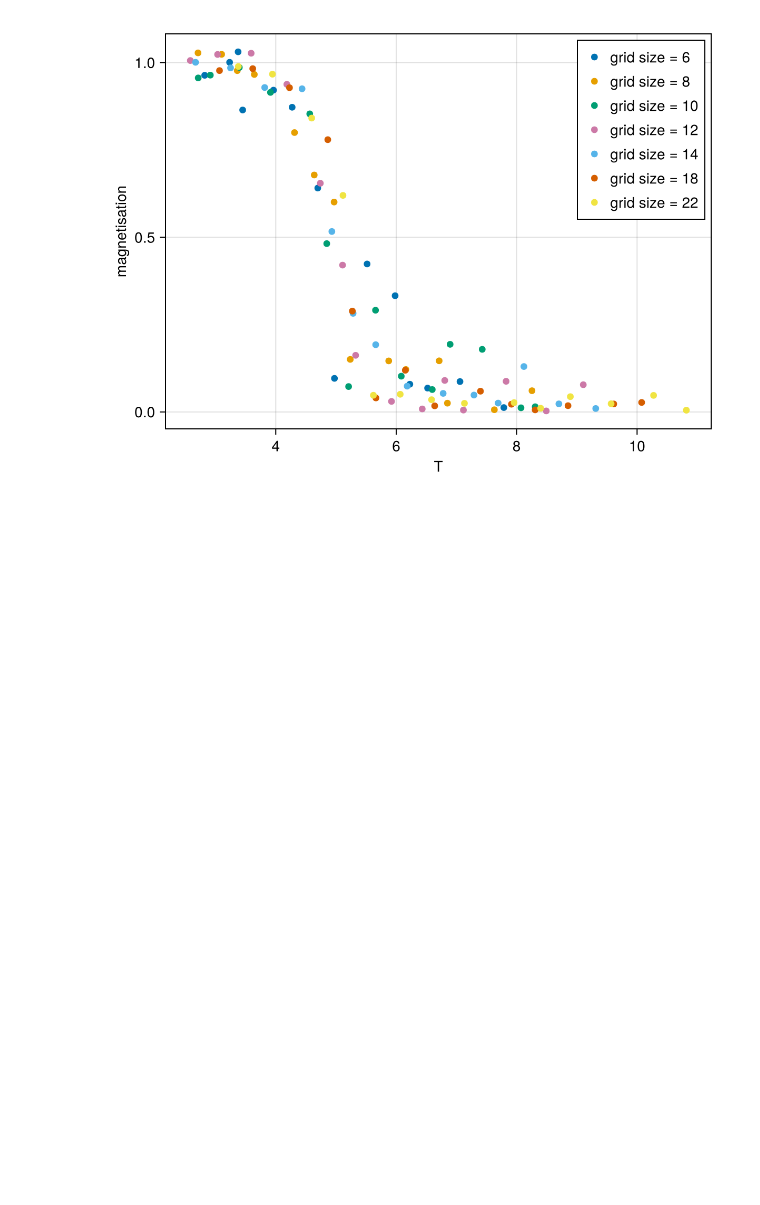
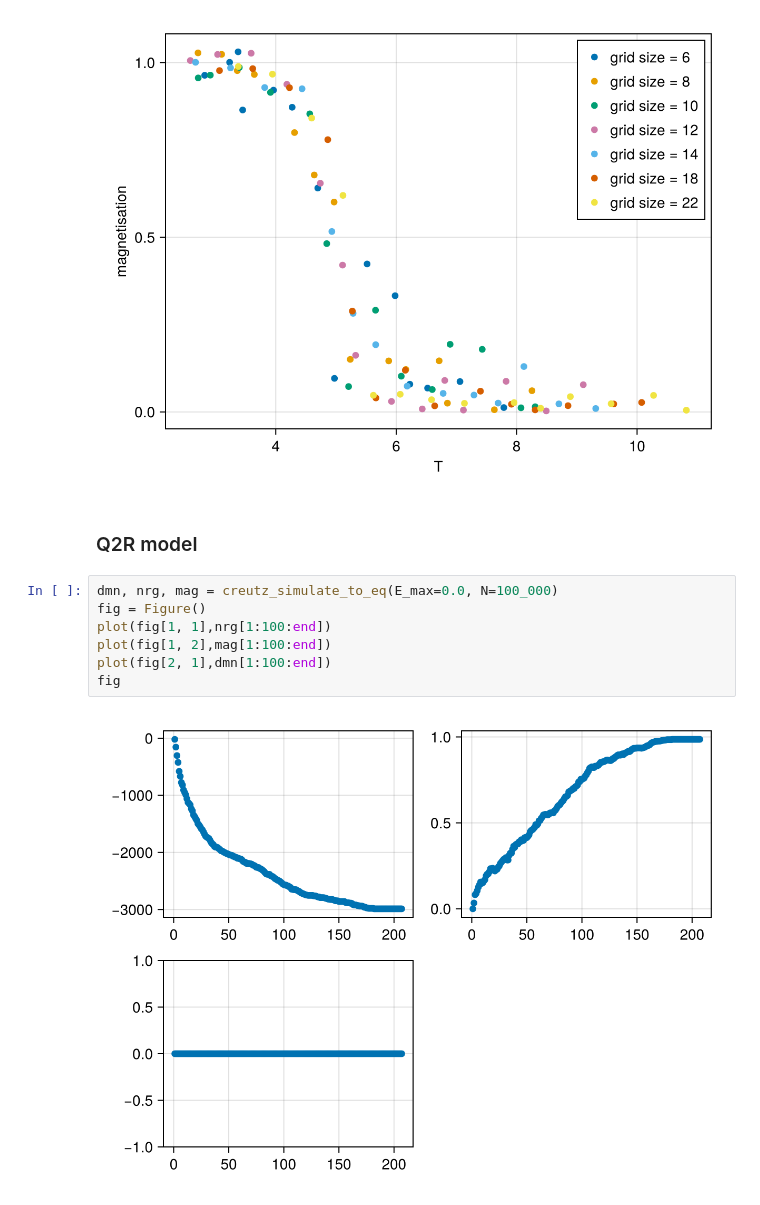
Before and after one commit to emhl/CoPhy3, a Jupyter notebook: notebooks/ex03-creutz_algorithm.ipynb, the cells around one changed output. Saved outputs shown, nothing was run; the diff lists cells and outputs as text; blank space fills up the shorter version.

```diff
--- a/notebooks/ex03-creutz_algorithm.ipynb
+++ b/notebooks/ex03-creutz_algorithm.ipynb
@@ -273,3 +273,14 @@ axislegend(ax, position=:rt)
 fig
 # %% [output]
 [figure]
+# %% [markdown]
+### Q2R model
+# %%
+dmn, nrg, mag = creutz_simulate_to_eq(E_max=0.0, N=100_000)
+fig = Figure()
+plot(fig[1, 1],nrg[1:100:end])
+plot(fig[1, 2],mag[1:100:end])
+plot(fig[2, 1],dmn[1:100:end])
+fig
+# %% [output]
+[figure, added]
```
